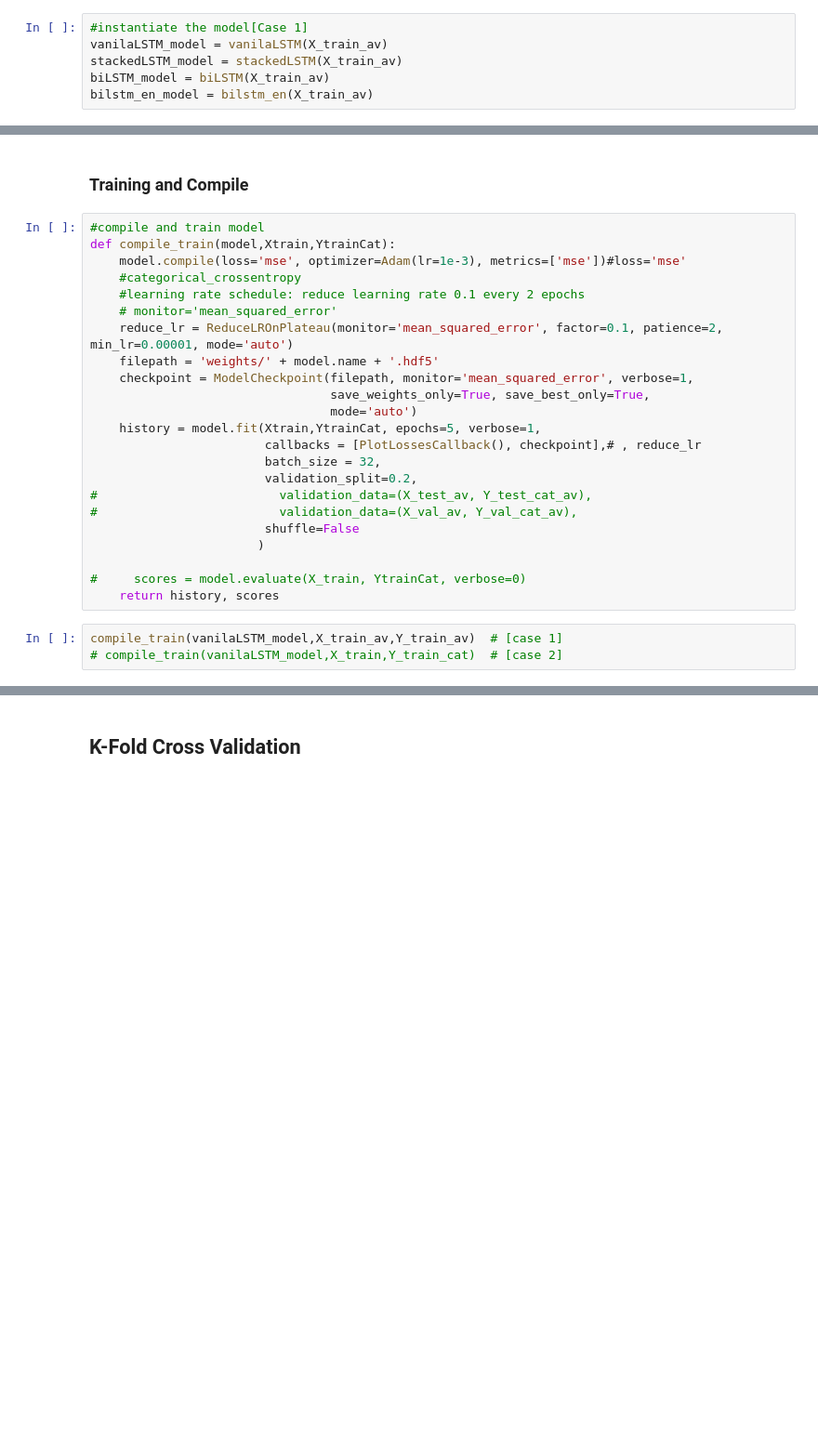
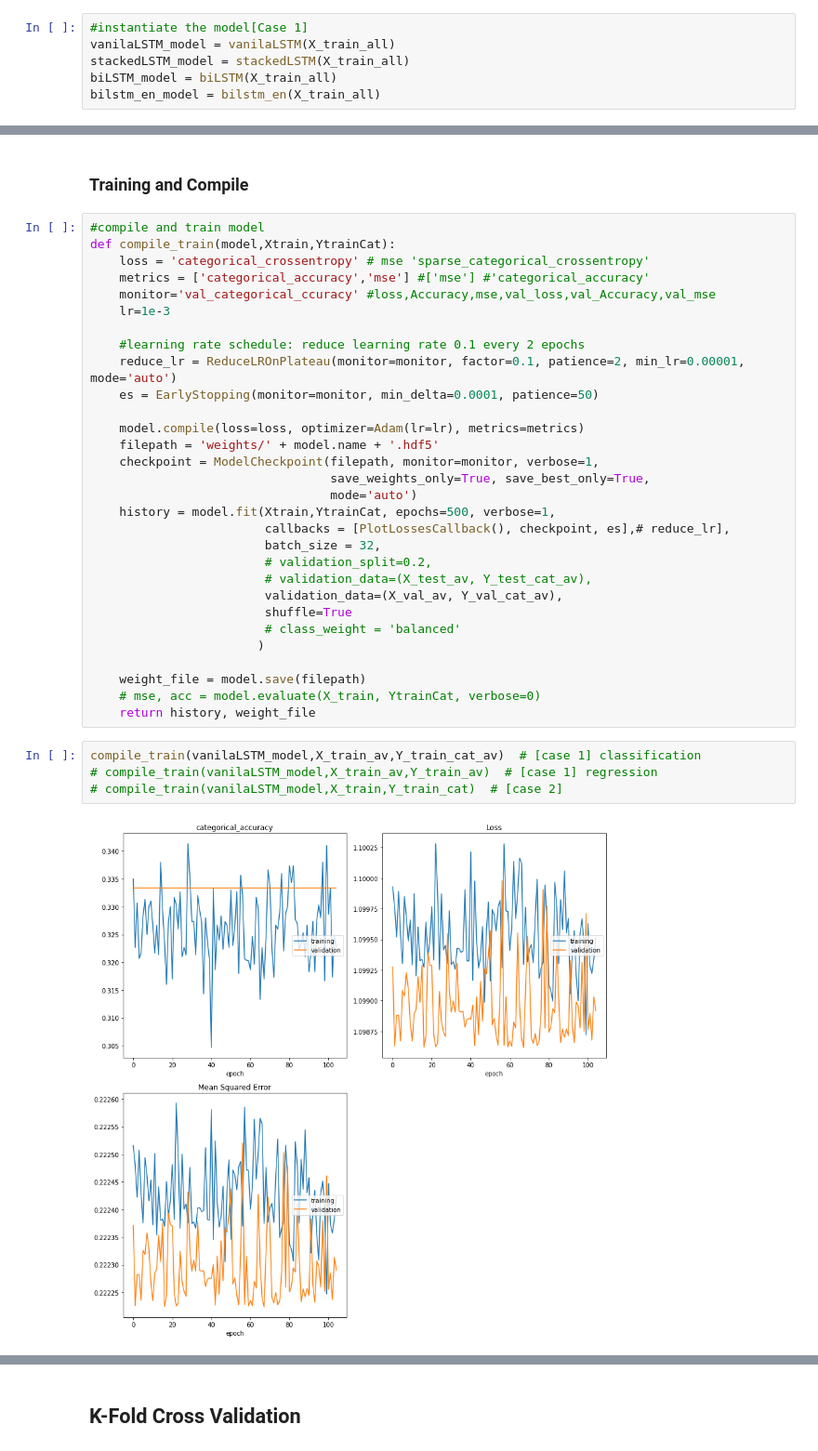
Before and after one commit to Hasegawa-lab-JAIST/Shofi_Engagement-Model-LSTM, a Jupyter notebook: preprocess.ipynb, the cells around one changed output, grey strips where cells are left out. Shown: that part at 93% size. Cells and saved outputs as stored; diff of their text form; blank space fills up the shorter version.

```diff
--- a/preprocess.ipynb
+++ b/preprocess.ipynb
@@ -366,7 +394,7 @@ def bilstm_en(X):
     return model
 # %%
 #instantiate the model[Case 1]
-vanilaLSTM_model = vanilaLSTM(X_train_av)
-stackedLSTM_model = stackedLSTM(X_train_av)
-biLSTM_model = biLSTM(X_train_av)
-bilstm_en_model = bilstm_en(X_train_av)
+vanilaLSTM_model = vanilaLSTM(X_train_all)
+stackedLSTM_model = stackedLSTM(X_train_all)
+biLSTM_model = biLSTM(X_train_all)
+bilstm_en_model = bilstm_en(X_train_all)
@@ -381,26 +427,36 @@ bilstm_en_model = bilstm_en(X_train_av)
 # %%
 #compile and train model
 def compile_train(model,Xtrain,YtrainCat):
-    model.compile(loss='mse', optimizer=Adam(lr=1e-3), metrics=['mse'])#loss='mse'
-    #categorical_crossentropy
+    loss = 'categorical_crossentropy' # mse 'sparse_categorical_crossentropy'
+    metrics = ['categorical_accuracy','mse'] #['mse'] #'categorical_accuracy'
+    monitor='val_categorical_ccuracy' #loss,Accuracy,mse,val_loss,val_Accuracy,val_mse
+    lr=1e-3
+
     #learning rate schedule: reduce learning rate 0.1 every 2 epochs
-    # monitor='mean_squared_error'
-    reduce_lr = ReduceLROnPlateau(monitor='mean_squared_error', factor=0.1, patience=2, min_lr=0.00001, mode='auto')
+    reduce_lr = ReduceLROnPlateau(monitor=monitor, factor=0.1, patience=2, min_lr=0.00001, mode='auto')
+    es = EarlyStopping(monitor=monitor, min_delta=0.0001, patience=50)
+
+    model.compile(loss=loss, optimizer=Adam(lr=lr), metrics=metrics)
     filepath = 'weights/' + model.name + '.hdf5'
-    checkpoint = ModelCheckpoint(filepath, monitor='mean_squared_error', verbose=1,
+    checkpoint = ModelCheckpoint(filepath, monitor=monitor, verbose=1,
                                  save_weights_only=True, save_best_only=True,
                                  mode='auto')
-    history = model.fit(Xtrain,YtrainCat, epochs=5, verbose=1,
-                        callbacks = [PlotLossesCallback(), checkpoint],# , reduce_lr
+    history = model.fit(Xtrain,YtrainCat, epochs=500, verbose=1,
+                        callbacks = [PlotLossesCallback(), checkpoint, es],# reduce_lr],
                         batch_size = 32,
-                        validation_split=0.2,
-#                         validation_data=(X_test_av, Y_test_cat_av),
-#                         validation_data=(X_val_av, Y_val_cat_av),
-                        shuffle=False
+                        # validation_split=0.2,
+                        # validation_data=(X_test_av, Y_test_cat_av),
+                        validation_data=(X_val_av, Y_val_cat_av),
+                        shuffle=True
+                        # class_weight = 'balanced'
                        )
 
-#     scores = model.evaluate(X_train, YtrainCat, verbose=0)
-    return history, scores
+    weight_file = model.save(filepath)
+    # mse, acc = model.evaluate(X_train, YtrainCat, verbose=0)
+    return history, weight_file
 # %%
-compile_train(vanilaLSTM_model,X_train_av,Y_train_av)  # [case 1]
+compile_train(vanilaLSTM_model,X_train_av,Y_train_cat_av)  # [case 1] classification
+# compile_train(vanilaLSTM_model,X_train_av,Y_train_av)  # [case 1] regression
 # compile_train(vanilaLSTM_model,X_train,Y_train_cat)  # [case 2]
+# %% [output]
+[figure, added]
```
Also changed, not shown: parts of 31 cells of this notebook.
